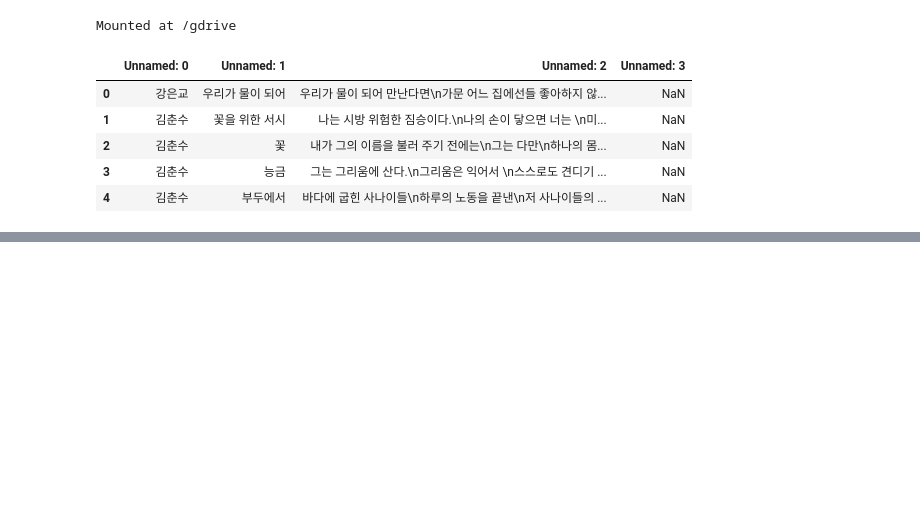
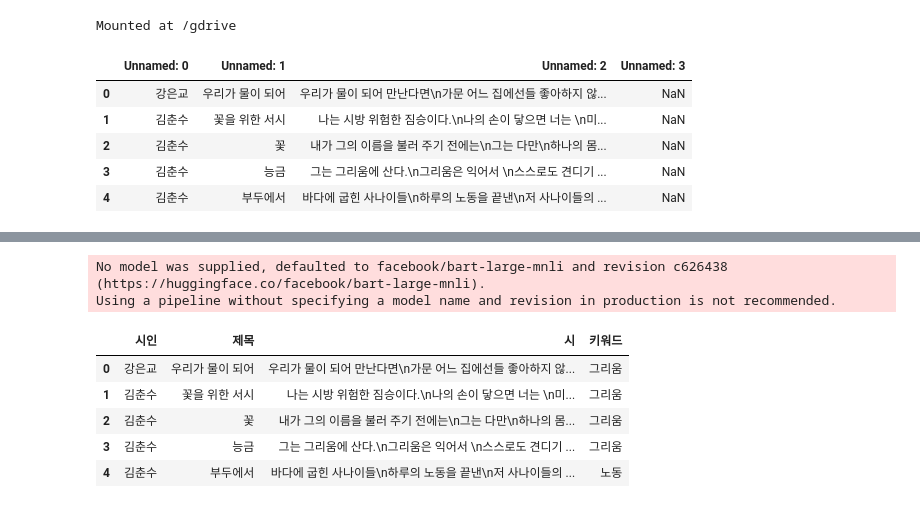
Before and after one commit to MJ199999/-SW-, a Jupyter notebook: data_preprocess1.ipynb, the cells around one changed output, grey strips where cells are left out. Drawn from its saved outputs; the diff is of its cells as text; code cells hidden in the pictures; blank space fills up the shorter version.

Commit message:
Colaboratory를 통해 생성됨

```diff
--- a/data_preprocess1.ipynb
+++ b/data_preprocess1.ipynb
@@ -32,7 +42,7 @@ drive.mount('/gdrive')
 # %% [output]
 Mounted at /gdrive
 # %%
-df = pd.read_excel('/gdrive/MyDrive/Colab Notebooks/poem.xlsx')
+df = pd.read_excel('/gdrive/MyDrive/Colab Notebooks/sw-project/SW-Project/poem.xlsx')
 df.head()
 # %% [output]
 |  | Unnamed: 0 | Unnamed: 1 | Unnamed: 2 | Unnamed: 3 |
@@ -42,7 +52,7 @@ df.head()
 | 3 | 김춘수 | 능금 | 그는 그리움에 산다.\n그리움은 익어서 \n스스로도 견디기 ... | NaN |
 | 4 | 김춘수 | 부두에서 | 바다에 굽힌 사나이들\n하루의 노동을 끝낸\n저 사나이들의 ... | NaN |
 # %%
-df.columns=['시인', '제목', '시', 'Unnamed: 3']
-df = df.drop(['Unnamed: 3'], axis='columns')
+df.columns=['시인', '제목', '시', '키워드']
+# df = df.drop(['Unnamed: 3'], axis='columns')
 # %%
 df.head(2)
@@ -127,0 +113,22 @@ None
+# %%
+from transformers import pipeline
+classifier = pipeline("zero-shot-classification")
+
+i = 0
+text = []
+for i in range(0,len(df)):
+  text = df['시'].loc[i]
+  pred_key = classifier(text, candidate_labels=["노동", "자연", "사회", "사랑", "그리움"])
+  df['키워드'].loc[i] = pred_key['labels'][0]
+# %% [output]
+No model was supplied, defaulted to facebook/bart-large-mnli and revision c626438 (https://huggingface.co/facebook/bart-large-mnli).
+Using a pipeline without specifying a model name and revision in production is not recommended.
+# %%
+df.head()
+# %% [output]
+|  | 시인 | 제목 | 시 | 키워드 |
+| 0 | 강은교 | 우리가 물이 되어 | 우리가 물이 되어 만난다면\n가문 어느 집에선들 좋아하지 않... | 그리움 |
+| 1 | 김춘수 | 꽃을 위한 서시 | 나는 시방 위험한 짐승이다.\n나의 손이 닿으면 너는 \n미... | 그리움 |
+| 2 | 김춘수 | 꽃 | 내가 그의 이름을 불러 주기 전에는\n그는 다만\n하나의 몸... | 그리움 |
+| 3 | 김춘수 | 능금 | 그는 그리움에 산다.\n그리움은 익어서 \n스스로도 견디기 ... | 그리움 |
+| 4 | 김춘수 | 부두에서 | 바다에 굽힌 사나이들\n하루의 노동을 끝낸\n저 사나이들의 ... | 노동 |
```
Also changed, not shown: parts of 19 cells of this notebook.
